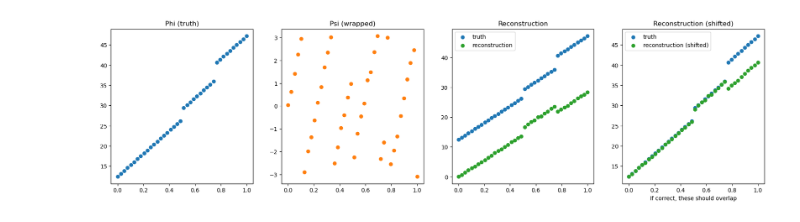
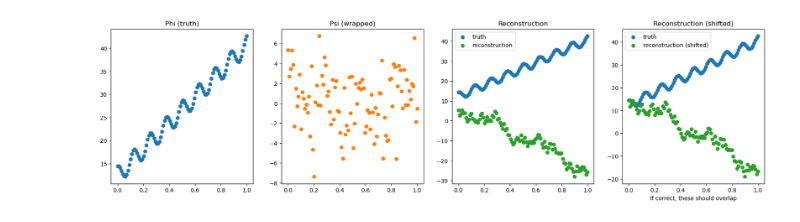
Before and after one commit to henrymorris120/Interferometry-and-Phase-Unwrapping-Research, a Jupyter notebook: dev/tikhonov_regularization.ipynb, the cells around one changed output. Cells and saved outputs as stored; diff of their text form; code cells hidden in the pictures.

```diff
--- a/dev/tikhonov_regularization.ipynb
+++ b/dev/tikhonov_regularization.ipynb
@@ -53,43 +53,47 @@ def tikhonov_1d(psi, R, reg_lambda=1.0, weights=None):
     return reconstructed_phi
 # %%
 # Make test phase
-N = 40
+N = 100
+#phi = np.linspace(0, 9*np.pi, N) + (3*np.pi) + 3
+# phi[20:] += 2.5
+# phi[30:] += 4
+
 phi = np.linspace(0, 9*np.pi, N) + (3*np.pi) + 3
-phi[20:] += 2.5
-phi[30:] += 4
 grid = np.linspace(0,1,N)
-noise_sigma = 0.1
+phi += 2*np.cos( 50*grid )
+grid = np.linspace(0,1,N)
+noise_sigma = 2
 
 # Wrap it
 np.random.seed(0)
 psi = wrap_function(phi) + noise_sigma*np.random.normal(size=len(phi))
 
 # Unwrapping algorithm
 reconstructed_phi = mle_1d(psi)
 
 
 # Plot results
 fig, axs = plt.subplots(1,4,figsize=(21,5))
 
 axs[0].scatter(grid, phi, color="C0")
 axs[1].scatter(grid, psi, color="C1")
 axs[0].set_title("Phi (truth)")
 axs[1].set_title("Psi (wrapped)")
 
 axs[2].scatter(grid, phi, label="truth", color="C0")
 axs[2].scatter(grid, reconstructed_phi, label="reconstruction", color="C2")
 axs[2].legend()
 axs[2].set_title("Reconstruction")
 
 
 axs[3].scatter(grid, phi, label="truth", color="C0")
 axs[3].scatter(grid, reconstructed_phi + (phi[0] - reconstructed_phi[0]), label="reconstruction (shifted)", color="C2")
 axs[3].legend()
 axs[3].set_title("Reconstruction (shifted)")
 axs[3].set_xlabel("If correct, these should overlap")
 
 
 plt.show()
 # %% [output]
-[figure, old version]
+[figure, new version]
 # %%
```
Also changed, not shown: parts of 18 cells of this notebook, 1 other file.
